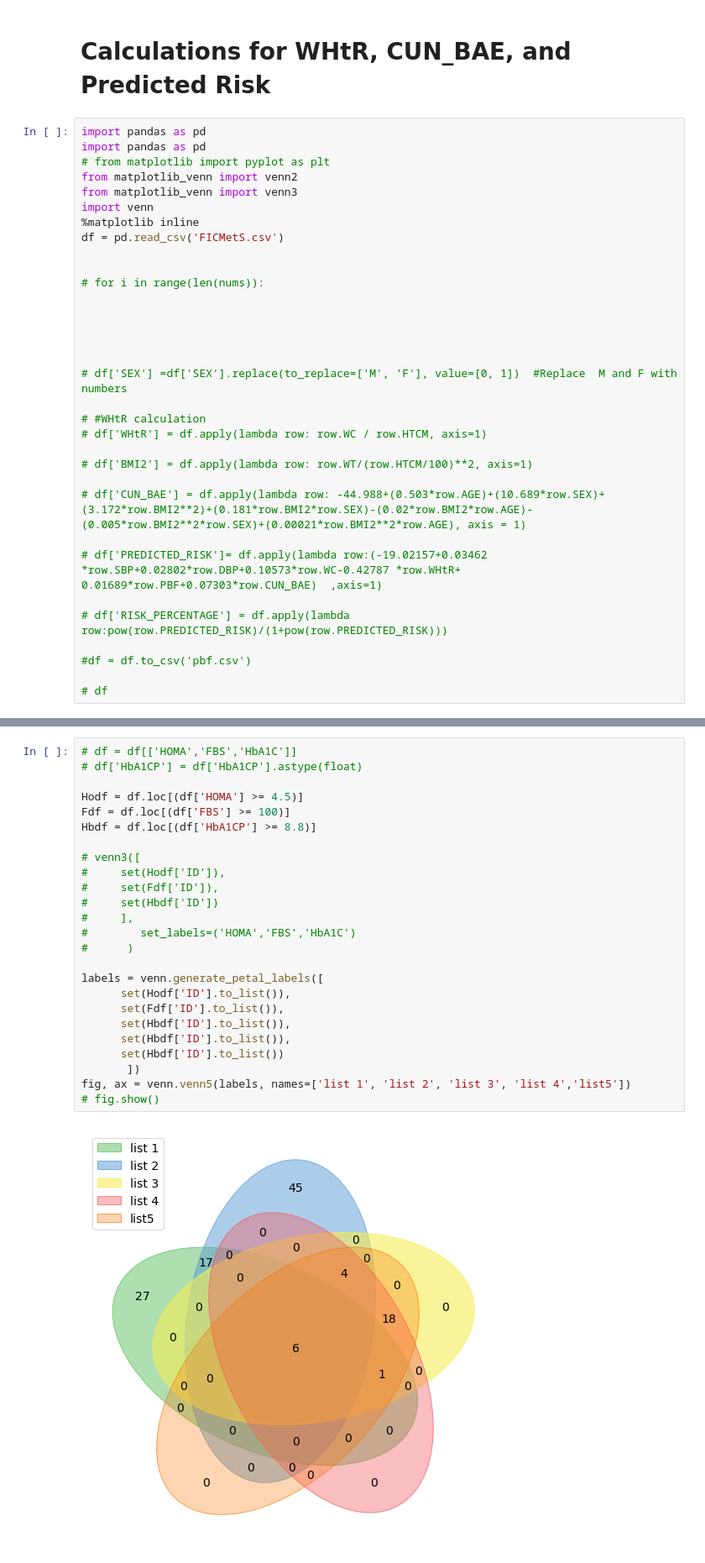
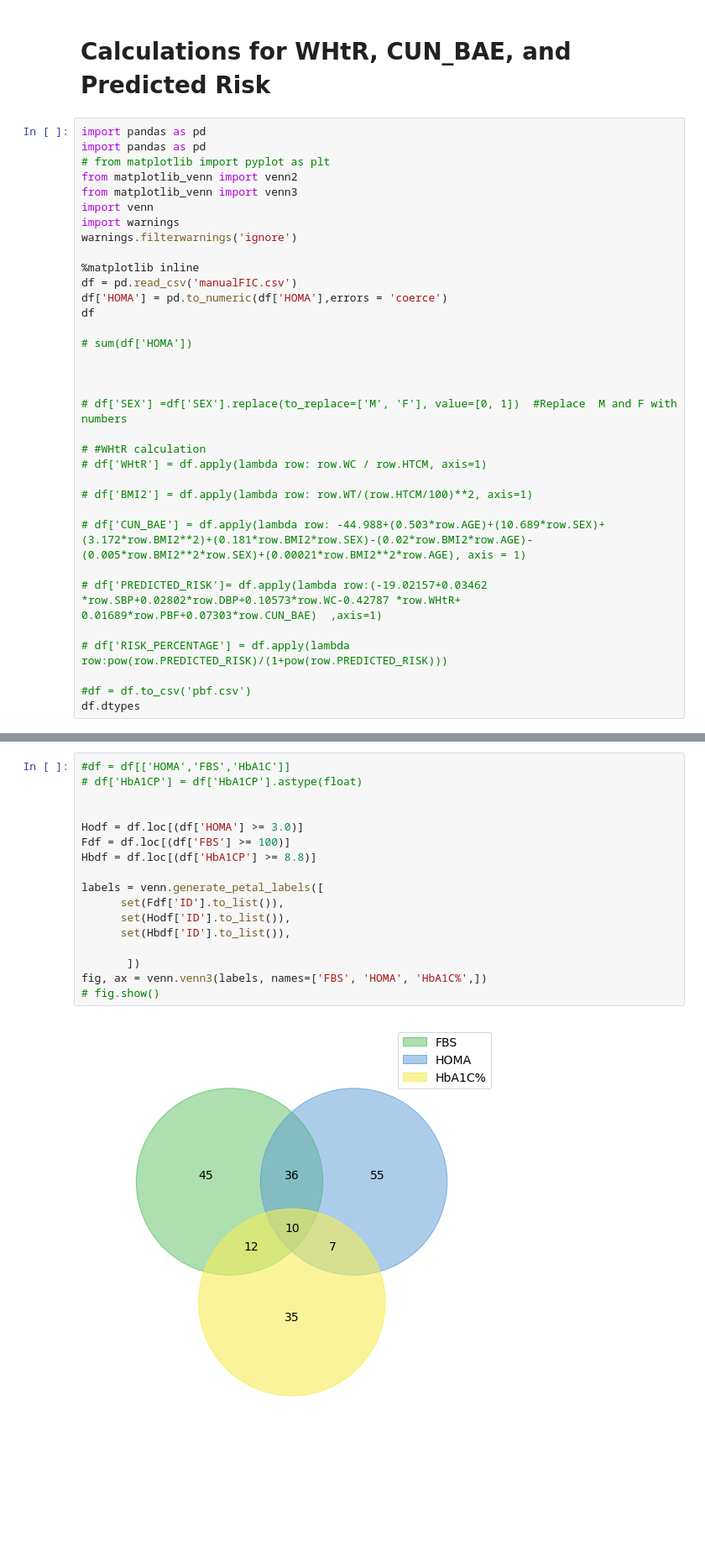
Before and after one commit to Nfayem/Stats-Mets, a Jupyter notebook: Transpose.ipynb, the cells around one changed output, grey strips where cells are left out. Shown: that part at 84% size. Saved outputs shown, nothing was run; the diff lists cells and outputs as text; blank space fills up the shorter version.

Commit message:
code for venn diagrams

```diff
--- a/Transpose.ipynb
+++ b/Transpose.ipynb
@@ -7,13 +7,15 @@ import pandas as pd
 from matplotlib_venn import venn2
 from matplotlib_venn import venn3
 import venn
+import warnings
+warnings.filterwarnings('ignore')
+
 %matplotlib inline
-df = pd.read_csv('FICMetS.csv')
+df = pd.read_csv('manualFIC.csv')
+df['HOMA'] = pd.to_numeric(df['HOMA'],errors = 'coerce')
+df
 
-
-# for i in range(len(nums)):
-
-
+# sum(df['HOMA'])
 
 
 
@@ -31,5 +33,4 @@ df = pd.read_csv('FICMetS.csv')
 # df['RISK_PERCENTAGE'] = df.apply(lambda row:pow(row.PREDICTED_RISK)/(1+pow(row.PREDICTED_RISK)))
 
 #df = df.to_csv('pbf.csv')
-
-# df
+df.dtypes
@@ -38,27 +49,19 @@ df = pd.read_csv('FICMetS.csv')
 # %%
-# df = df[['HOMA','FBS','HbA1C']]
+#df = df[['HOMA','FBS','HbA1C']]
 # df['HbA1CP'] = df['HbA1CP'].astype(float)
 
-Hodf = df.loc[(df['HOMA'] >= 4.5)]
+
+Hodf = df.loc[(df['HOMA'] >= 3.0)]
 Fdf = df.loc[(df['FBS'] >= 100)]
 Hbdf = df.loc[(df['HbA1CP'] >= 8.8)]
 
-# venn3([
-#     set(Hodf['ID']),
-#     set(Fdf['ID']),
-#     set(Hbdf['ID'])
-#     ],
-#        set_labels=('HOMA','FBS','HbA1C')
-#      )
+labels = venn.generate_petal_labels([
+      set(Fdf['ID'].to_list()),
+      set(Hodf['ID'].to_list()),
+      set(Hbdf['ID'].to_list()),
 
-labels = venn.generate_petal_labels([
-      set(Hodf['ID'].to_list()),
-      set(Fdf['ID'].to_list()),
-      set(Hbdf['ID'].to_list()),
-      set(Hbdf['ID'].to_list()),
-      set(Hbdf['ID'].to_list())
        ])
-fig, ax = venn.venn5(labels, names=['list 1', 'list 2', 'list 3', 'list 4','list5'])
+fig, ax = venn.venn3(labels, names=['FBS', 'HOMA', 'HbA1C%',])
 # fig.show()
 # %% [output]
-[figure, old version]
+[figure, new version]
```
Also changed, not shown: parts of 5 cells of this notebook, 5 other files.
